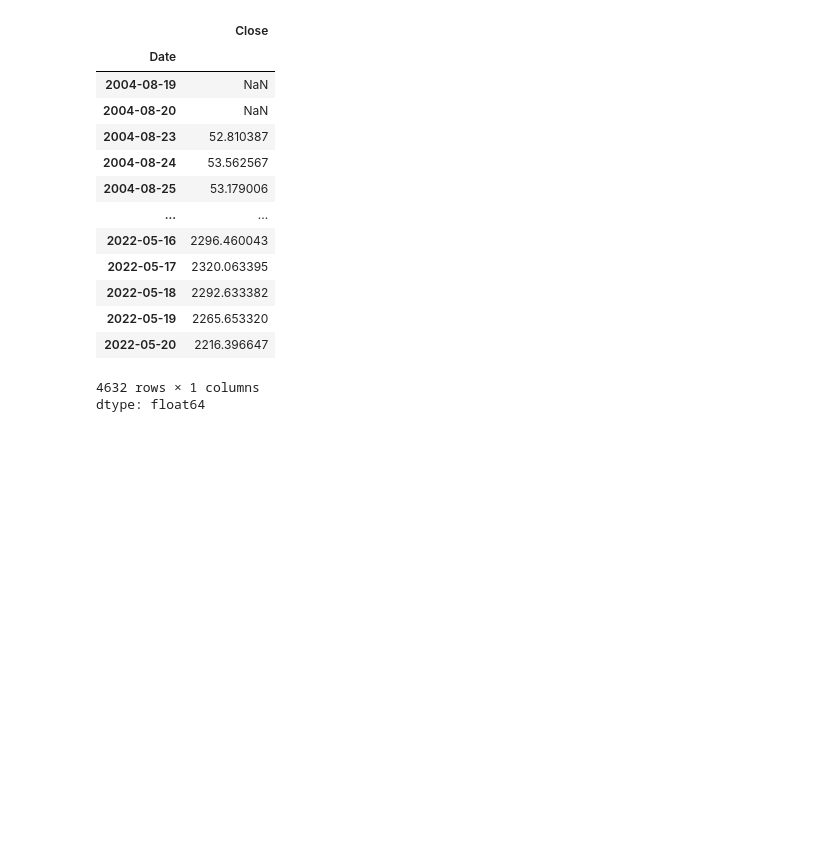
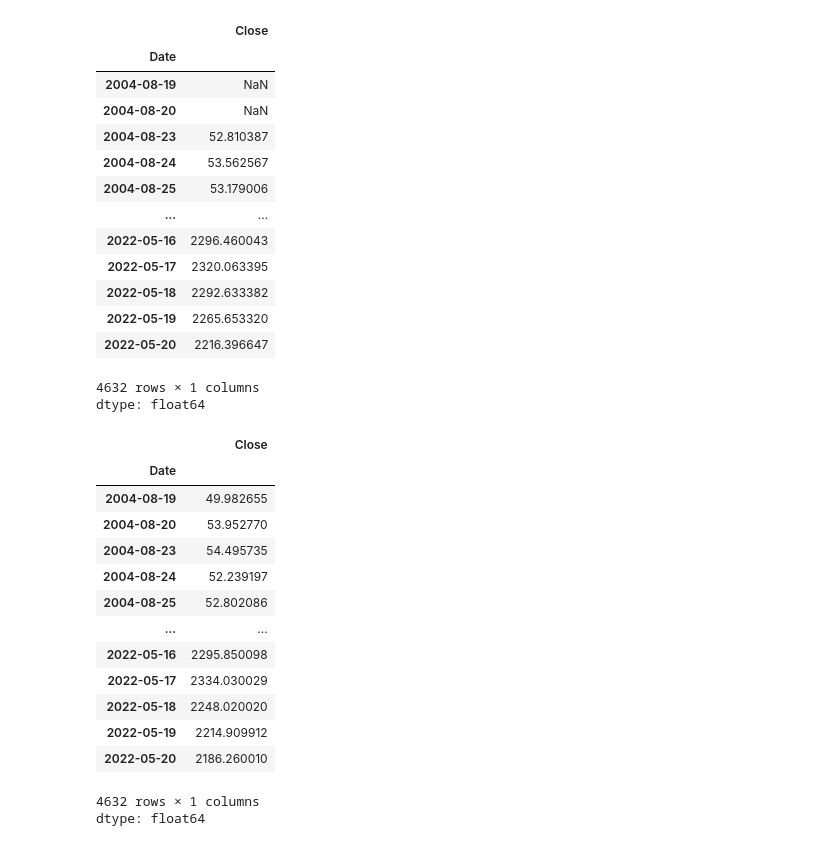
Before and after one commit to Swapn2/Data-Science-Learnings, a Jupyter notebook: Time_series_analysis.ipynb, the cells around one changed output. Drawn from its saved outputs; the diff is of its cells as text; code cells hidden in the pictures; blank space fills up the shorter version.

```diff
--- a/Time_series_analysis.ipynb
+++ b/Time_series_analysis.ipynb
@@ -466,3 +466,22 @@ google['Close'].rolling(3).mean()
 | 2022-05-20 | 2216.396647 |
 4632 rows × 1 columns
 dtype: float64
+# %%
+# shifting
+google['Close']
+# %% [output]
+|  | Close |
+| Date |  |
+| 2004-08-19 | 49.982655 |
+| 2004-08-20 | 53.952770 |
+| 2004-08-23 | 54.495735 |
+| 2004-08-24 | 52.239197 |
+| 2004-08-25 | 52.802086 |
+| ... | ... |
+| 2022-05-16 | 2295.850098 |
+| 2022-05-17 | 2334.030029 |
+| 2022-05-18 | 2248.020020 |
+| 2022-05-19 | 2214.909912 |
+| 2022-05-20 | 2186.260010 |
+4632 rows × 1 columns
+dtype: float64
```
Also changed, not shown: parts of 16 cells of this notebook.
